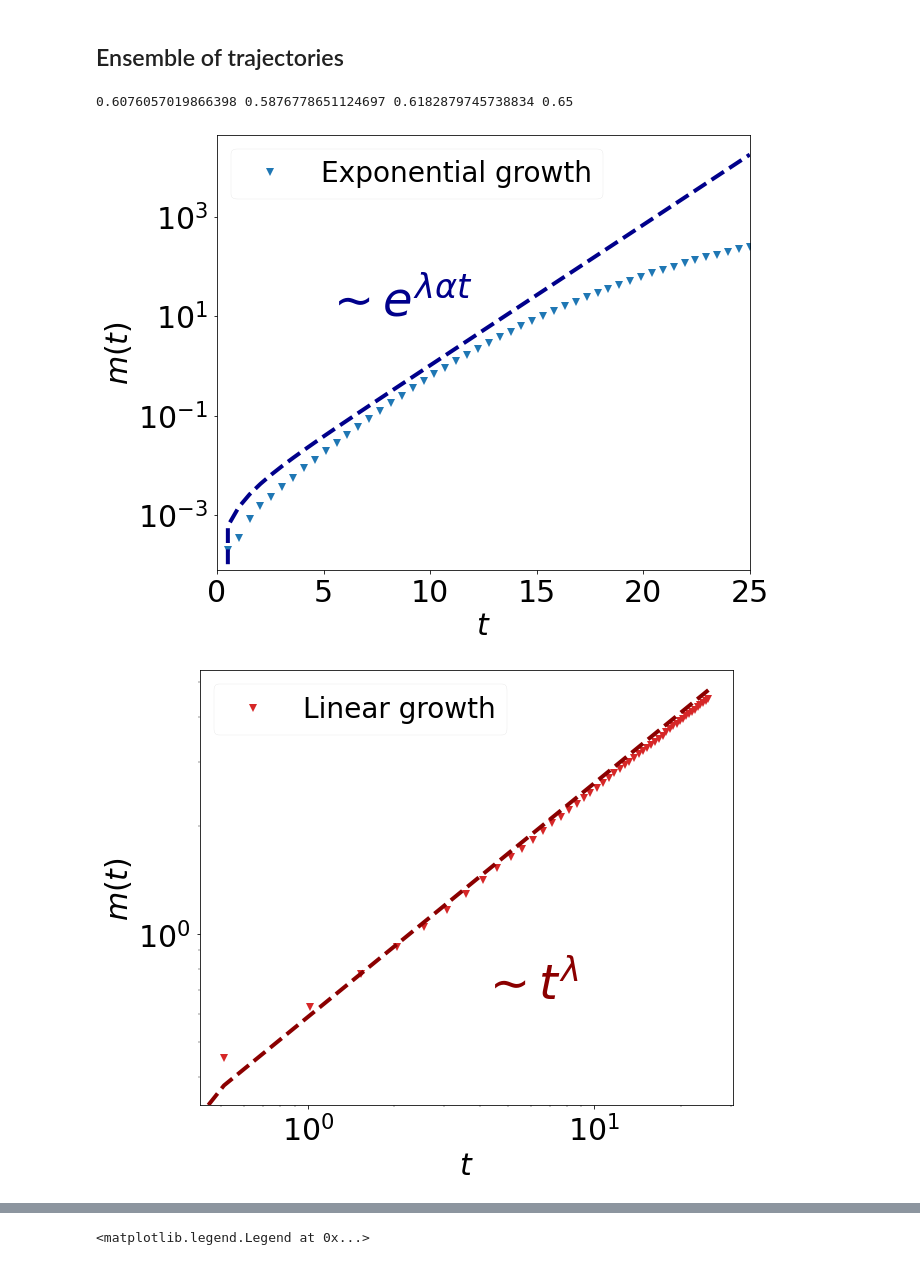
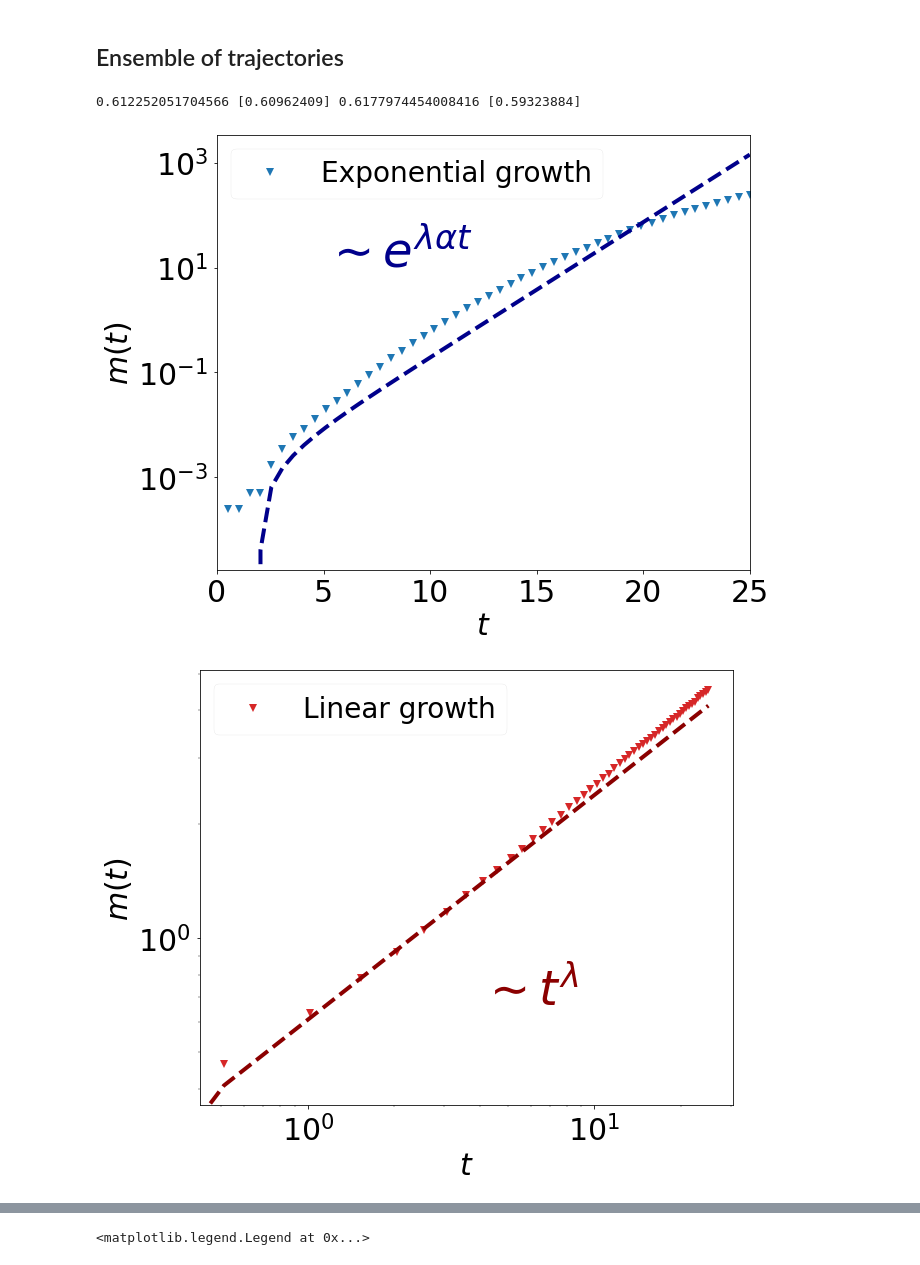
Before and after one commit to rmorantovar/Immune_System, a Jupyter notebook: Jupyter_Notebooks/1_Dynamics.ipynb, the cells around one changed output, grey strips where cells are left out. Drawn from its saved outputs; the diff is of its cells as text; code cells hidden in the pictures.

Commit message:
lambda_N almost ready. Mac20

```diff
--- a/Jupyter_Notebooks/1_Dynamics.ipynb
+++ b/Jupyter_Notebooks/1_Dynamics.ipynb
@@ -58,13 +58,13 @@ NC = 2e3
 T0 = 0
 Tf = 25
 dT = 0.5
-eta = 1
+alpha = 1
 gamma = .0000
-nu = 0.5
+beta = 0.5
 
-lambd = 0.62
+lambd = lambda_simulations[np.where(Ns==NC)]
 
-Types = ['MJ']
+energy_models = ['MJ']
 ass = [0, 0]
 
 antigen = 'FMLFMAVFVMTSWYC'
@@ -73,31 +73,31 @@ antigen = 'FMLFMAVFVMTSWYC'
 #b = 1.97
 #b = 2.08
 #-------------------------
-models = [0, 1]
+growth_models = [0, 1]
 models_name = ['Exponential', 'Linear']
 colors = ['tab:blue','tab:red']
 colors_fit = ['darkblue', 'darkred']
-exponents = [-1, (-((eta*lambd)/nu)-1)]
+exponents = [-1, (-((alpha*lambd)/beta)-1)]
 
-for ti, Type in enumerate(Types):
+for ti, energy_model in enumerate(energy_models):
 
     fig2, ax2 = plt.subplots(figsize=(10,8), gridspec_kw={'left':0.16})
     fig3, ax3 = plt.subplots(figsize=(10,8), gridspec_kw={'left':0.16})
 
-    for i, linear in enumerate(models):
+    for i, linear in enumerate(growth_models):
 
         time = np.linspace(T0, Tf, int((Tf-T0)/dT))
         #data_energies_ensemble = np.loadtxt(Text_files_path + 'Dynamics/Ensemble/energies_tail_ensemble_L-%d_N-%d_Antigen-'%(L, NC)+antigen+'_linear-%d.txt'%(linear))
-        data_N_active_linages_ensemble = np.loadtxt(Text_files_path + 'Dynamics/Ensemble/N_active_linages_ensemble_L-%d_N-%d_Antigen-'%(L, NC)+antigen+'_eta-%.6f_nu-%.6f_gamma-%.6f_linear-%d_'%(eta, nu, gamma, linear)+Type+'.txt')
+        data_N_active_linages_ensemble = np.loadtxt(Text_files_path + 'Dynamics/Ensemble/N_active_linages_ensemble_L-%d_N-%d_Antigen-'%(L, NC)+antigen+'_alpha-%.6f_beta-%.6f_gamma-%.6f_linear-%d_'%(alpha, beta, gamma, linear)+energy_model+'.txt')
 
         #-------------------------
 
         t0 = np.where(data_N_active_linages_ensemble==0)[0][-1]*dT
 
         if(models[i]==0): #Exponential
-            lambd = 0.65
+            #lambd = 0.65
             #-------------------------------------------
-            plaw_fit = ((1e-3))*(1/(eta*lambd))*(np.exp(eta*lambd*(time[::]-t0))-1)
+            plaw_fit = ((1e-3))*(1/(alpha*lambd))*(np.exp(alpha*lambd*(time[::]-t0))-1)
             #plaw_fit = 1e-3*(np.exp(eta*lambd*(time[::]-t0)))
             ax2.plot(time[::], np.cumsum(data_N_active_linages_ensemble[::]*dT), colors[i], linestyle = '', marker = 'v', ms = 8, linewidth = 4, label = models_name[i]+" growth")
             #ax2.plot(time[::], data_N_active_linages_ensemble[::], colors[i], linestyle = '-', marker = '', ms = 8, linewidth = 4, label = models_name[i]+" growth")
@@ -107,7 +107,7 @@ for ti, Type in enumerate(Types):
         if(models[i]==1): #Linear
             a0 = 1e3
             #t0 = dT
-            lambd = 0.65
+            #lambd = 0.65
             a = np.cumsum(data_N_active_linages_ensemble[::]*dT)[3]/time[3]**(lambd)
             ass[ti]=a
             #-------------------------------------------
@@ -121,36 +121,36 @@ for ti, Type in enumerate(Types):
             print(np.exp(popt[0]), a, popt[1], lambd)
 
             #ax3.plot(time[::], data_N_active_linages_ensemble[::], colors[i], linestyle = '-', marker = '', ms = 8, linewidth = 4, label = models_name[i]+" growth")
             ax3.plot(time[0::], plaw_fit, color = colors_fit[i], linestyle = '--', linewidth = 4)
             #ax3.plot(time, plaw_fit0, color = colors_fit[i], linestyle = '--', linewidth = 4)
             ax3.text(x=4e0, y=np.cumsum(data_N_active_linages_ensemble[::]*dT)[3]*8.5e-1, s = r'$\sim t^{\lambda}$', fontsize=48, color = colors_fit[i])
 
         #-------------------------
         #popt, pcov = curve_fit(my_linear_func, np.log(clone_size[5:-1]), np.log(1-cumsum_clone_size_counts[5:-1]))
         #exponent_fit = popt[1]
         #print('fit:',exponent_fit)
         #-------------------------
 
         #ax.plot(clone_size[:-1][2:], np.exp(my_linear_func(np.log(clone_size[:-1]), *popt))[2:], linestyle = '--', marker = '', ms = '10', linewidth = 3, color='darkred', alpha = .8)
 
     #-------------------------
 
     my_plot_layout(ax = ax2, yscale= 'log', xlabel=r'$t$', ylabel=r'$m(t)$',
                   ticks_labelsize= 30 , x_fontsize=30, y_fontsize=30 )
     ax2.set_xlim(T0, Tf)
     #ax2.set_ylim(1e-4, 1e3)
     ax2.legend(fontsize = 28)
-    fig2.savefig('../Figures/1_Dynamics/Activation_rate_exp_'+Type+'.pdf')
+    fig2.savefig('../Figures/1_Dynamics/Activation_rate_exp_'+energy_model+'.pdf')
 
     #-------------------------
     my_plot_layout(ax = ax3, xscale= 'log', yscale= 'log', xlabel=r'$t$', ylabel=r'$m(t)$',
                   ticks_labelsize= 30 , x_fontsize=30, y_fontsize=30 )
     #ax3.set_xlim(dT*10, Tf)
     #ax3.set_ylim(bottom = 0.2)
     ax3.legend(fontsize = 28)
-    fig3.savefig('../Figures/1_Dynamics/Activation_rate_lin_'+Type+'.pdf')
+    fig3.savefig('../Figures/1_Dynamics/Activation_rate_lin_'+energy_model+'.pdf')
 # %% [output]
-0.6076057019866398 0.5876778651124697 0.6182879745738834 0.65
+0.612252051704566 [0.60962409] 0.6177974454008416 [0.59323884]
-[figure, old version]
+[figure, new version]
-[figure, old version]
+[figure, new version]
 # %%
```
Also changed, not shown: parts of 3 cells of this notebook, 28 other files.
